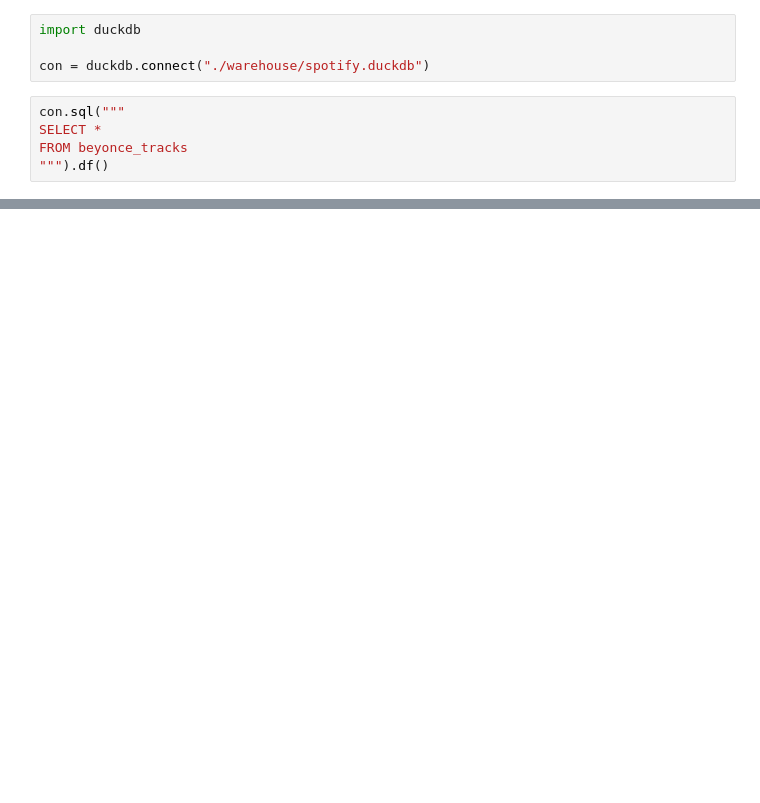
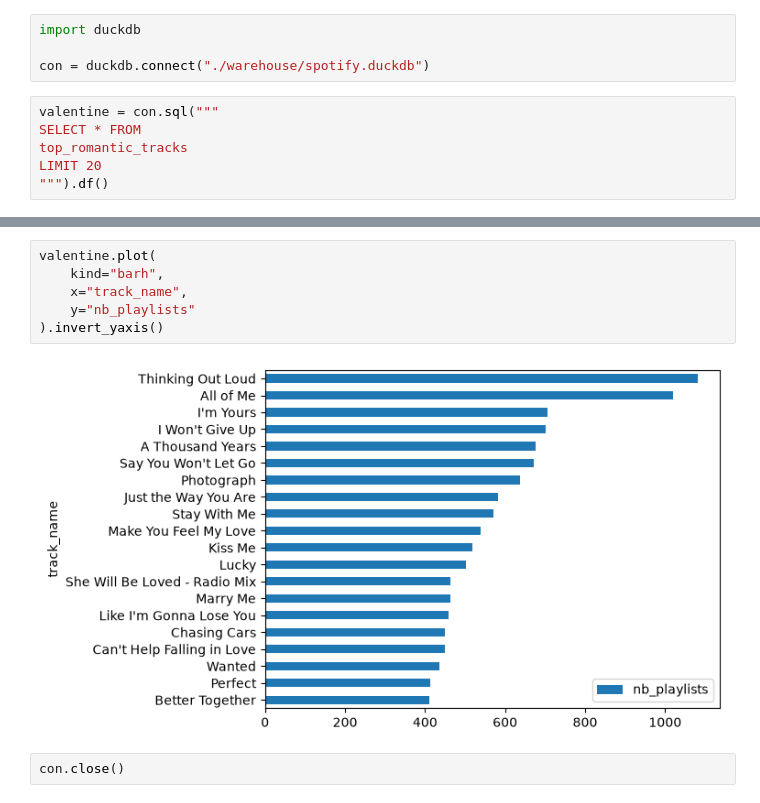
Before and after one commit to Gladrat/2627-datalakes_dataint-efrei-m1-de, a Jupyter notebook: analysis.ipynb, the cells around one changed output, grey strips where cells are left out. Cells and saved outputs as stored; diff of their text form; blank space fills up the shorter version.

```diff
--- a/analysis.ipynb
+++ b/analysis.ipynb
@@ -3,7 +3,8 @@ import duckdb
 
 con = duckdb.connect("./warehouse/spotify.duckdb")
 # %%
-con.sql("""
-SELECT *
-FROM beyonce_tracks
+valentine = con.sql("""
+SELECT * FROM
+top_romantic_tracks
+LIMIT 20
 """).df()
@@ -23,0 +11,10 @@ FROM beyonce_tracks
+# %%
+valentine.plot(
+    kind="barh",
+    x="track_name",
+    y="nb_playlists"
+).invert_yaxis()
+# %% [output]
+[figure, added]
+# %%
+con.close()
```
Also changed, not shown: parts of 1 cell of this notebook, 5 other files.
